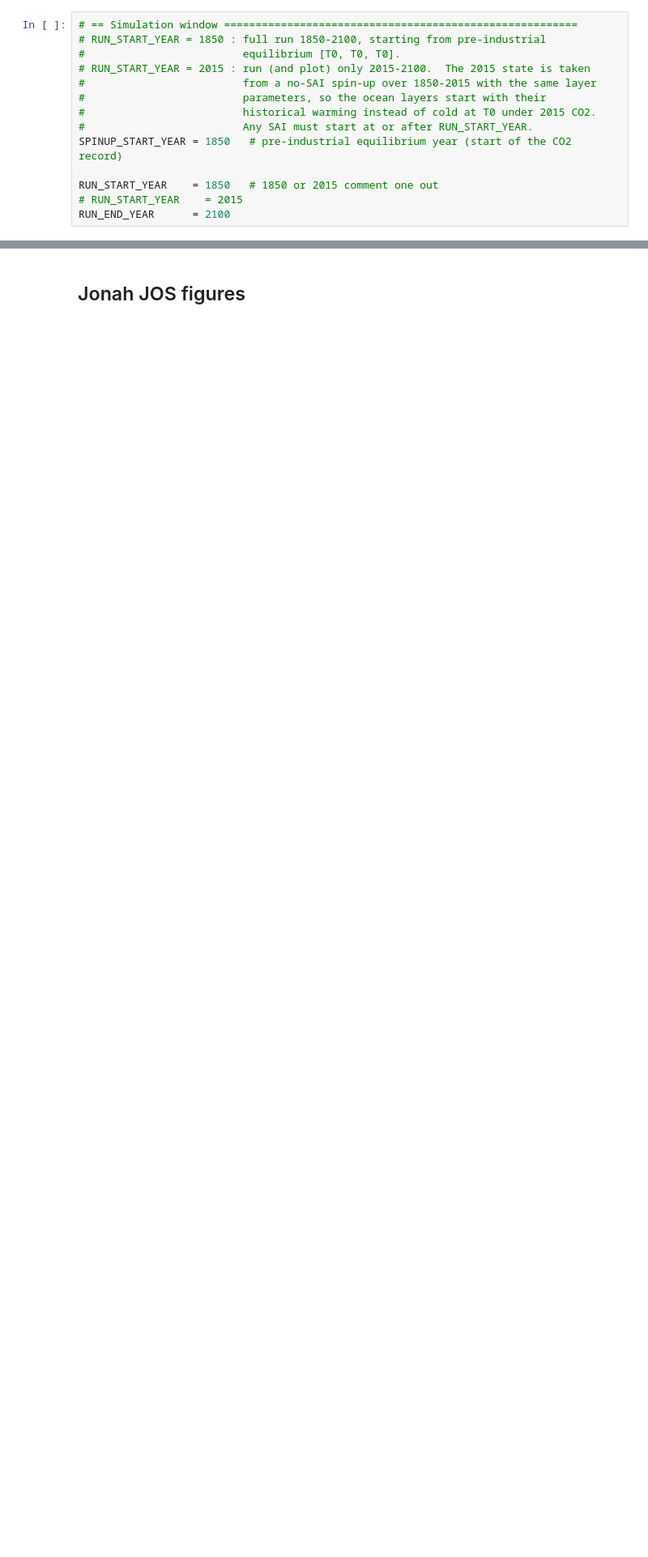
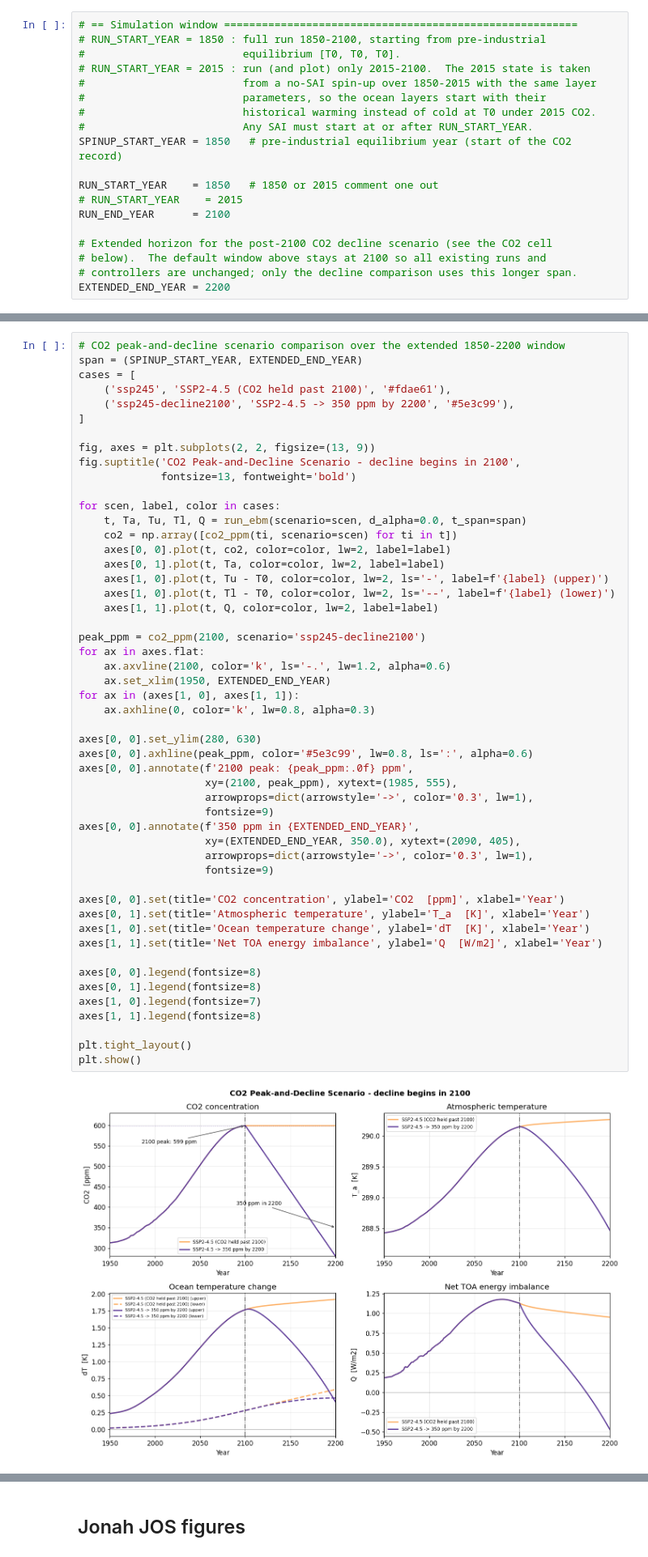
Before and after one commit to jshaw35/PRISM, a Jupyter notebook: WorkingModel.ipynb, the cells around one changed output, grey strips where cells are left out. Shown at 81% size. Saved outputs shown, nothing was run; the diff lists cells and outputs as text; blank space fills up the shorter version.

```diff
--- a/WorkingModel.ipynb
+++ b/WorkingModel.ipynb
@@ -123,6 +123,11 @@ SPINUP_START_YEAR = 1850   # pre-industrial equilibrium year (start of the CO2 r
 RUN_START_YEAR    = 1850   # 1850 or 2015 comment one out
 # RUN_START_YEAR    = 2015
 RUN_END_YEAR      = 2100
+
+# Extended horizon for the post-2100 CO2 decline scenario (see the CO2 cell
+# below).  The default window above stays at 2100 so all existing runs and
+# controllers are unchanged; only the decline comparison uses this longer span.
+EXTENDED_END_YEAR = 2200
 # %%
 # == Physical constants =======================================================
 S0     = 1361.0   # Solar constant [W/m2]
@@ -553,3 +606,56 @@ plt.show()
+# %%
+# CO2 peak-and-decline scenario comparison over the extended 1850-2200 window
+span = (SPINUP_START_YEAR, EXTENDED_END_YEAR)
+cases = [
+    ('ssp245', 'SSP2-4.5 (CO2 held past 2100)', '#fdae61'),
+    ('ssp245-decline2100', 'SSP2-4.5 -> 350 ppm by 2200', '#5e3c99'),
+]
+
+fig, axes = plt.subplots(2, 2, figsize=(13, 9))
+fig.suptitle('CO2 Peak-and-Decline Scenario - decline begins in 2100',
+             fontsize=13, fontweight='bold')
+
+for scen, label, color in cases:
+    t, Ta, Tu, Tl, Q = run_ebm(scenario=scen, d_alpha=0.0, t_span=span)
+    co2 = np.array([co2_ppm(ti, scenario=scen) for ti in t])
+    axes[0, 0].plot(t, co2, color=color, lw=2, label=label)
+    axes[0, 1].plot(t, Ta, color=color, lw=2, label=label)
+    axes[1, 0].plot(t, Tu - T0, color=color, lw=2, ls='-', label=f'{label} (upper)')
+    axes[1, 0].plot(t, Tl - T0, color=color, lw=2, ls='--', label=f'{label} (lower)')
+    axes[1, 1].plot(t, Q, color=color, lw=2, label=label)
+
+peak_ppm = co2_ppm(2100, scenario='ssp245-decline2100')
+for ax in axes.flat:
+    ax.axvline(2100, color='k', ls='-.', lw=1.2, alpha=0.6)
+    ax.set_xlim(1950, EXTENDED_END_YEAR)
+for ax in (axes[1, 0], axes[1, 1]):
+    ax.axhline(0, color='k', lw=0.8, alpha=0.3)
+
+axes[0, 0].set_ylim(280, 630)
+axes[0, 0].axhline(peak_ppm, color='#5e3c99', lw=0.8, ls=':', alpha=0.6)
+axes[0, 0].annotate(f'2100 peak: {peak_ppm:.0f} ppm',
+                    xy=(2100, peak_ppm), xytext=(1985, 555),
+                    arrowprops=dict(arrowstyle='->', color='0.3', lw=1),
+                    fontsize=9)
+axes[0, 0].annotate(f'350 ppm in {EXTENDED_END_YEAR}',
+                    xy=(EXTENDED_END_YEAR, 350.0), xytext=(2090, 405),
+                    arrowprops=dict(arrowstyle='->', color='0.3', lw=1),
+                    fontsize=9)
+
+axes[0, 0].set(title='CO2 concentration', ylabel='CO2  [ppm]', xlabel='Year')
+axes[0, 1].set(title='Atmospheric temperature', ylabel='T_a  [K]', xlabel='Year')
+axes[1, 0].set(title='Ocean temperature change', ylabel='dT  [K]', xlabel='Year')
+axes[1, 1].set(title='Net TOA energy imbalance', ylabel='Q  [W/m2]', xlabel='Year')
+
+axes[0, 0].legend(fontsize=8)
+axes[0, 1].legend(fontsize=8)
+axes[1, 0].legend(fontsize=7)
+axes[1, 1].legend(fontsize=8)
+
+plt.tight_layout()
+plt.show()
+# %% [output]
+[figure, added]
 # %% [markdown]
 ## Interactive Exploration
 
```
Also changed, not shown: parts of 9 cells of this notebook.
